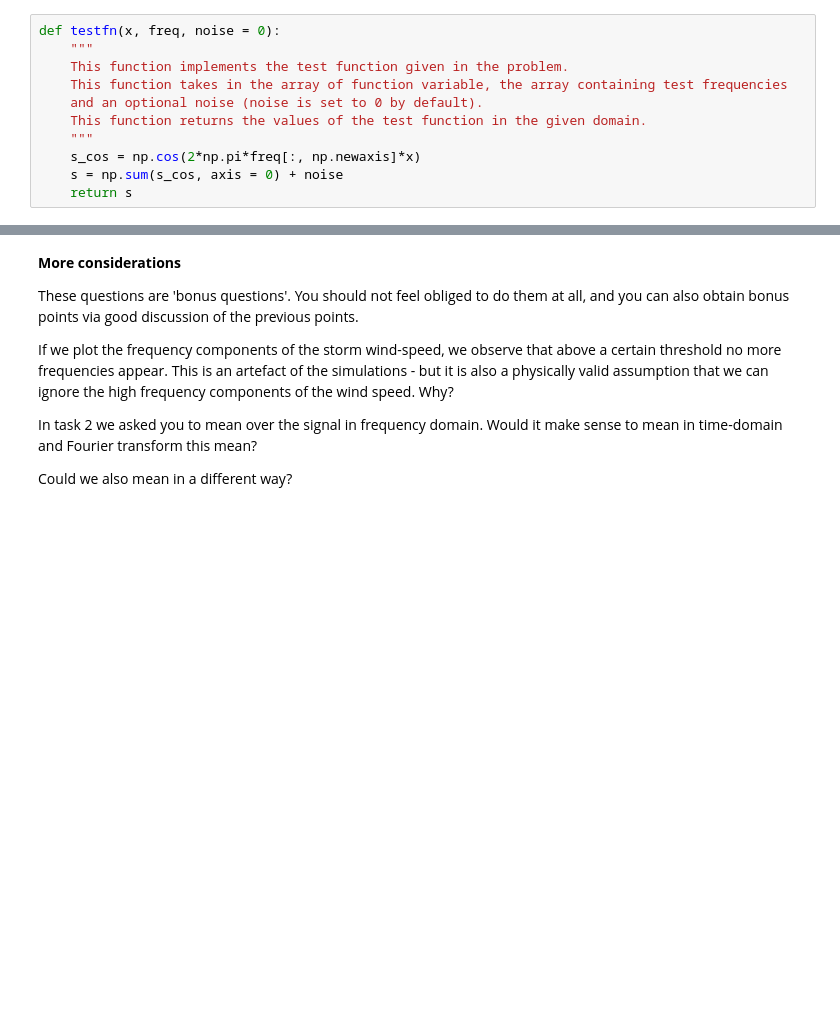
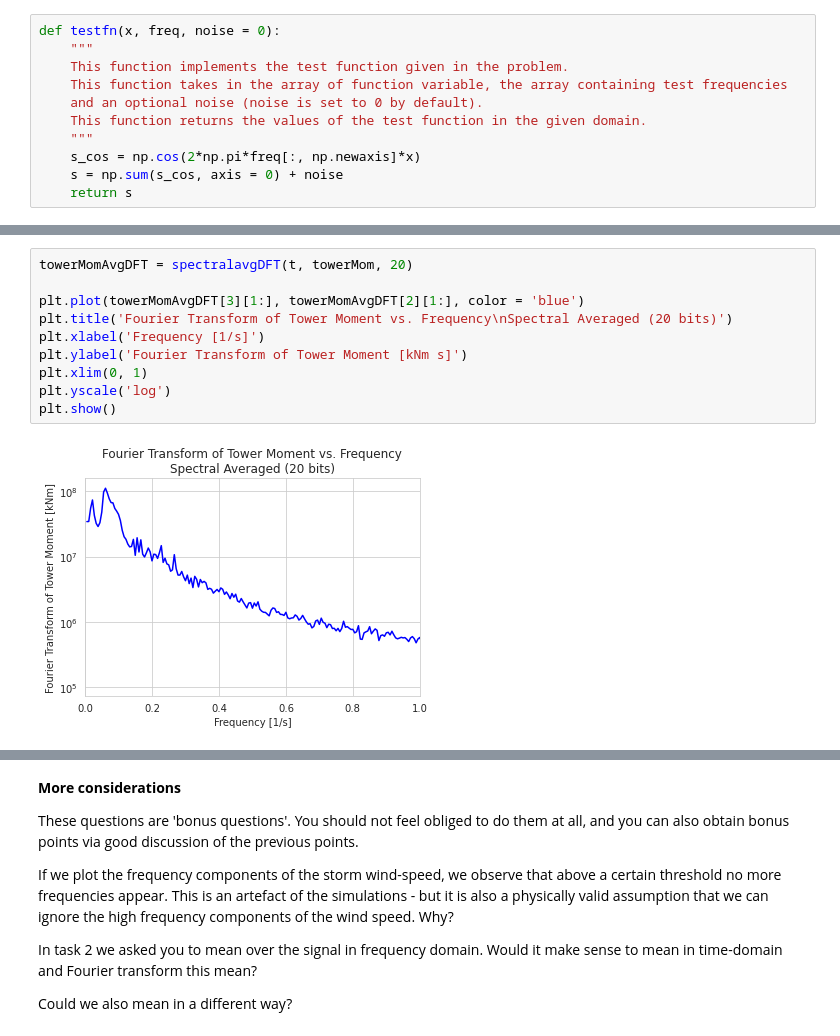
Before and after one commit to smilex555/phys718-hwp, a Jupyter notebook: project3/Project_3_physics718_wind_2_students.ipynb, the cells around one changed output, grey strips where cells are left out. Saved outputs shown, nothing was run; the diff lists cells and outputs as text; blank space fills up the shorter version.

```diff
--- a/project3/Project_3_physics718_wind_2_students.ipynb
+++ b/project3/Project_3_physics718_wind_2_students.ipynb
@@ -476,0 +547,12 @@ fig.show()
+# %%
+towerMomAvgDFT = spectralavgDFT(t, towerMom, 20)
+
+plt.plot(towerMomAvgDFT[3][1:], towerMomAvgDFT[2][1:], color = 'blue')
+plt.title('Fourier Transform of Tower Moment vs. Frequency\nSpectral Averaged (20 bits)')
+plt.xlabel('Frequency [1/s]')
+plt.ylabel('Fourier Transform of Tower Moment [kNm s]')
+plt.xlim(0, 1)
+plt.yscale('log')
+plt.show()
+# %% [output]
+[figure, added]
```
Also changed, not shown: parts of 21 cells of this notebook.
